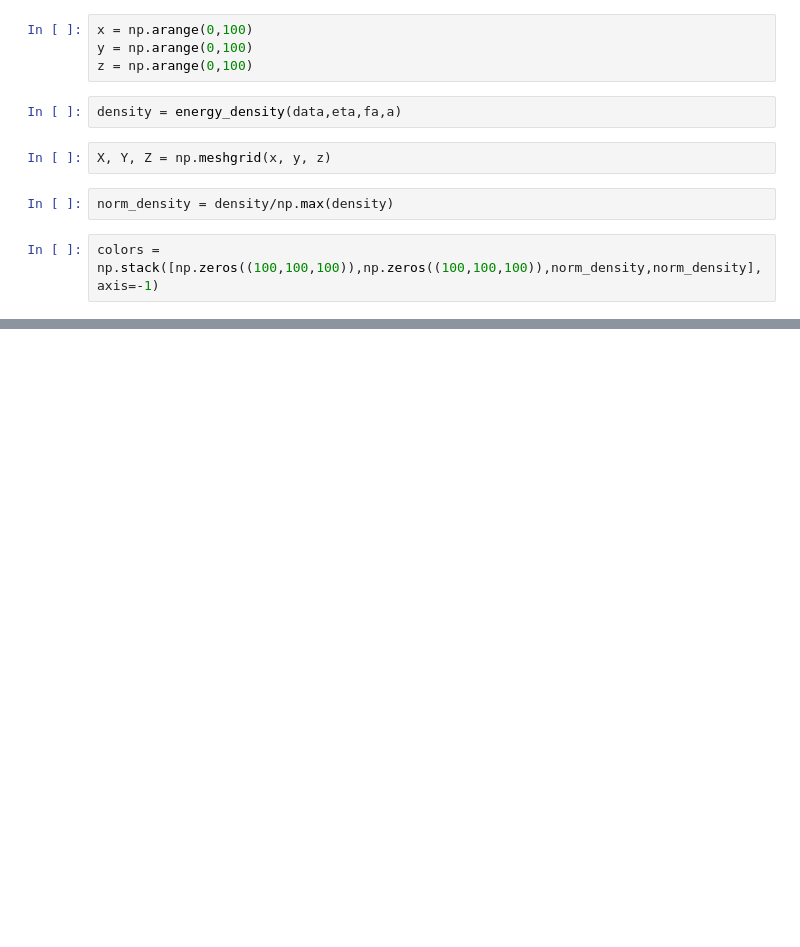
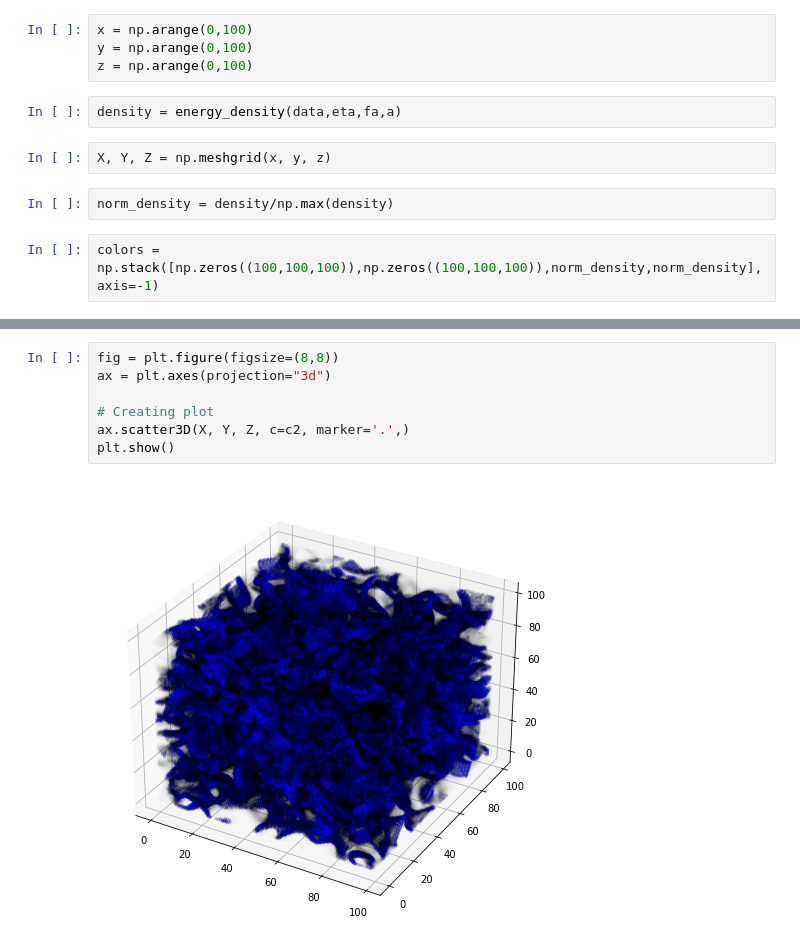
Before and after one commit to joshuazlin/axion_cosmo, a Jupyter notebook: notebooks/identify_stuff.ipynb, the cells around one changed output, grey strips where cells are left out. Drawn from its saved outputs; the diff is of its cells as text; blank space fills up the shorter version.

```diff
--- a/notebooks/identify_stuff.ipynb
+++ b/notebooks/identify_stuff.ipynb
@@ -90,0 +89,9 @@ SyntaxError: invalid syntax (<ipython-input-77-f7bc33f8914b>, line 1)
+# %%
+fig = plt.figure(figsize=(8,8))
+ax = plt.axes(projection="3d")
+
+# Creating plot
+ax.scatter3D(X, Y, Z, c=c2, marker='.',)
+plt.show()
+# %% [output]
+[figure, added]
```
Also changed, not shown: parts of 19 cells of this notebook, 5 other files.
